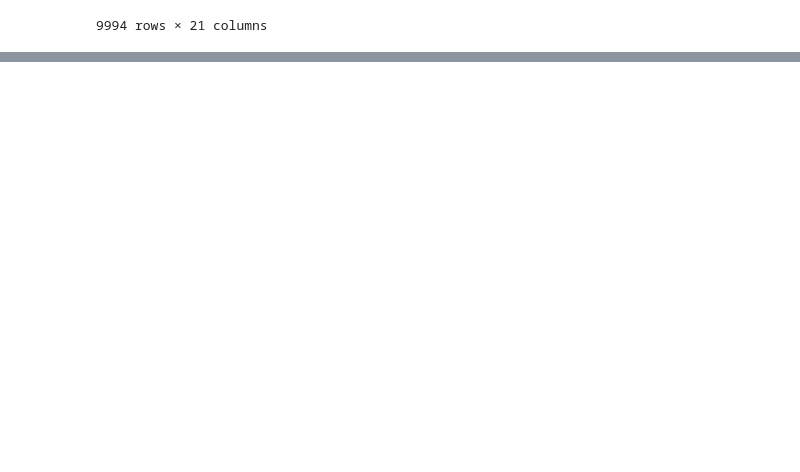
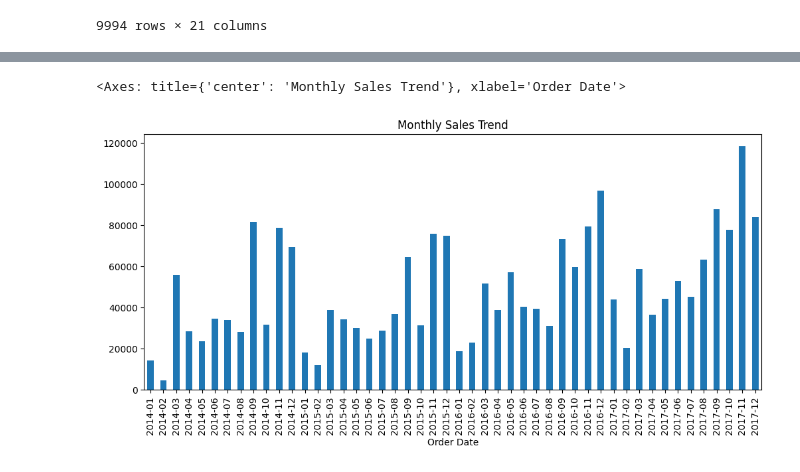
Before and after one commit to tanmoychakraborty00001-a11y/data-science-learning, a Jupyter notebook: Projects/Projects01_Data-Science/DS_Mini-Projects/MP01_Sales_EDA/MP01_Sales_EDA.ipynb, the cells around one changed output, grey strips where cells are left out. Cells and saved outputs as stored; diff of their text form; code cells hidden in the pictures; blank space fills up the shorter version.

```diff
--- a/Projects/Projects01_Data-Science/DS_Mini-Projects/MP01_Sales_EDA/MP01_Sales_EDA.ipynb
+++ b/Projects/Projects01_Data-Science/DS_Mini-Projects/MP01_Sales_EDA/MP01_Sales_EDA.ipynb
@@ -24,0 +203,5 @@ df
+# %%
+monthly_sales.plot(figsize=(12,5), kind='bar', title = 'Monthly Sales Trend')
+# %% [output]
+<Axes: title={'center': 'Monthly Sales Trend'}, xlabel='Order Date'>
+[figure, added]
```
Also changed, not shown: parts of 21 cells of this notebook.
